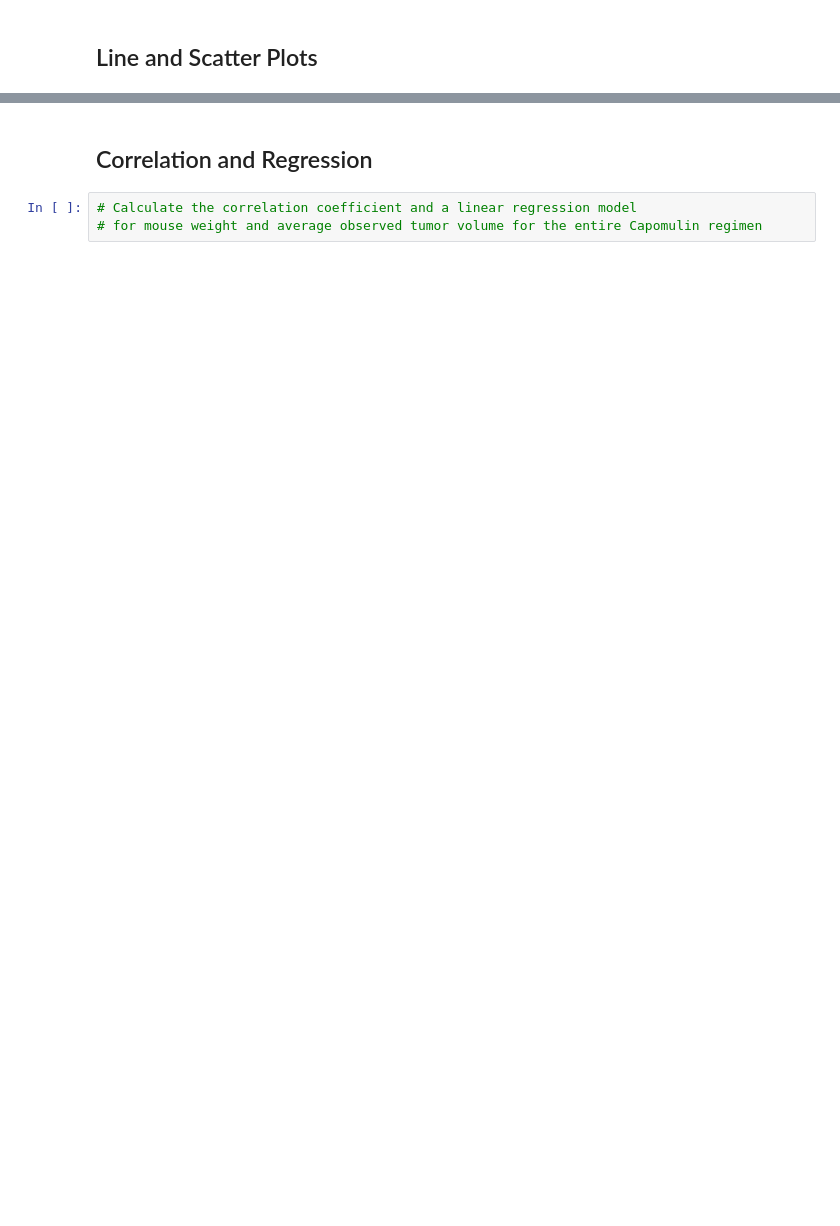
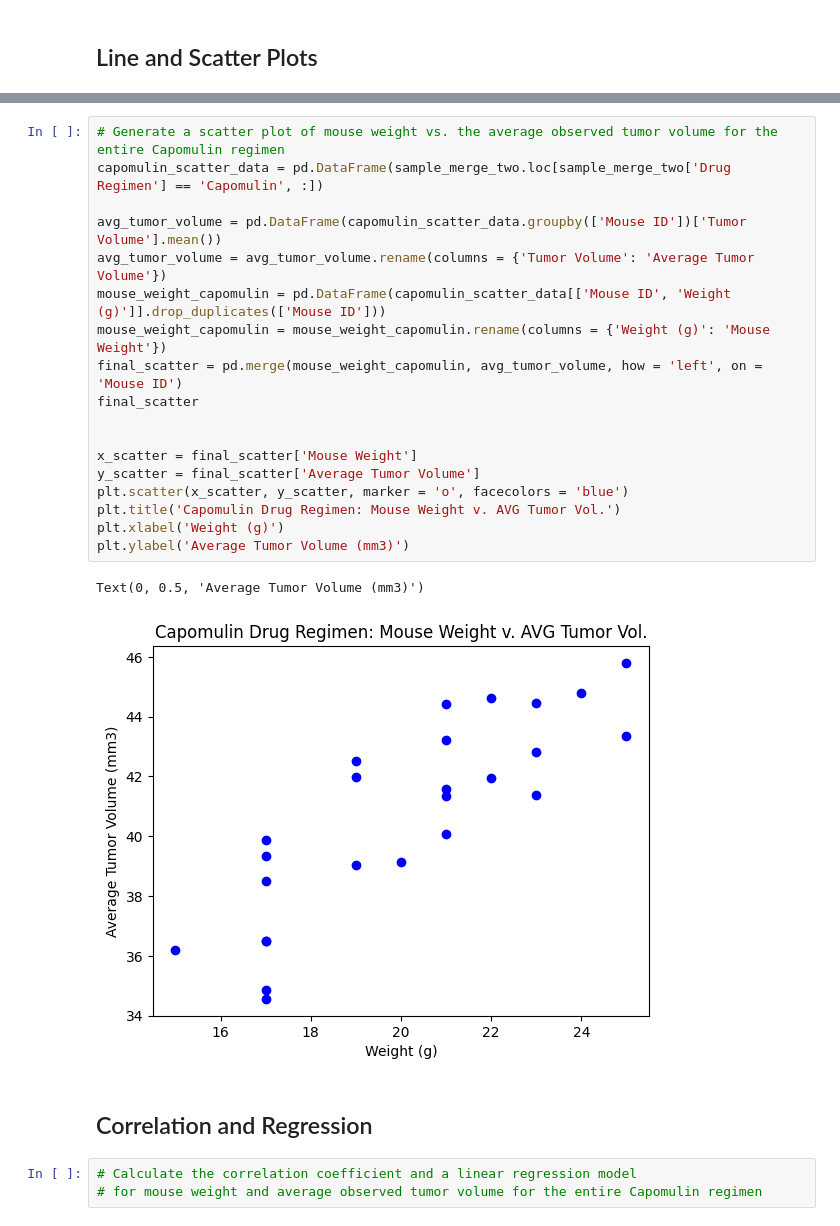
Before and after one commit to kcwaggs/data_visualization-challenge, a Jupyter notebook: pymaceuticals.ipynb, the cells around one changed output, grey strips where cells are left out. Saved outputs shown, nothing was run; the diff lists cells and outputs as text; blank space fills up the shorter version.

```diff
--- a/pymaceuticals.ipynb
+++ b/pymaceuticals.ipynb
@@ -381,3 +410,24 @@ ValueError: Dimensions of labels and X must be compatible
+# %%
+# Generate a scatter plot of mouse weight vs. the average observed tumor volume for the entire Capomulin regimen
+capomulin_scatter_data = pd.DataFrame(sample_merge_two.loc[sample_merge_two['Drug Regimen'] == 'Capomulin', :])
+
+avg_tumor_volume = pd.DataFrame(capomulin_scatter_data.groupby(['Mouse ID'])['Tumor Volume'].mean())
+avg_tumor_volume = avg_tumor_volume.rename(columns = {'Tumor Volume': 'Average Tumor Volume'})
+mouse_weight_capomulin = pd.DataFrame(capomulin_scatter_data[['Mouse ID', 'Weight (g)']].drop_duplicates(['Mouse ID']))
+mouse_weight_capomulin = mouse_weight_capomulin.rename(columns = {'Weight (g)': 'Mouse Weight'})
+final_scatter = pd.merge(mouse_weight_capomulin, avg_tumor_volume, how = 'left', on = 'Mouse ID')
+final_scatter
+
+
+x_scatter = final_scatter['Mouse Weight']
+y_scatter = final_scatter['Average Tumor Volume']
+plt.scatter(x_scatter, y_scatter, marker = 'o', facecolors = 'blue')
+plt.title('Capomulin Drug Regimen: Mouse Weight v. AVG Tumor Vol.')
+plt.xlabel('Weight (g)')
+plt.ylabel('Average Tumor Volume (mm3)')
+# %% [output]
+Text(0, 0.5, 'Average Tumor Volume (mm3)')
+[figure, added]
 # %% [markdown]
 ## Correlation and Regression
 # %%
```
Also changed, not shown: parts of 7 cells of this notebook, 1 other file.
